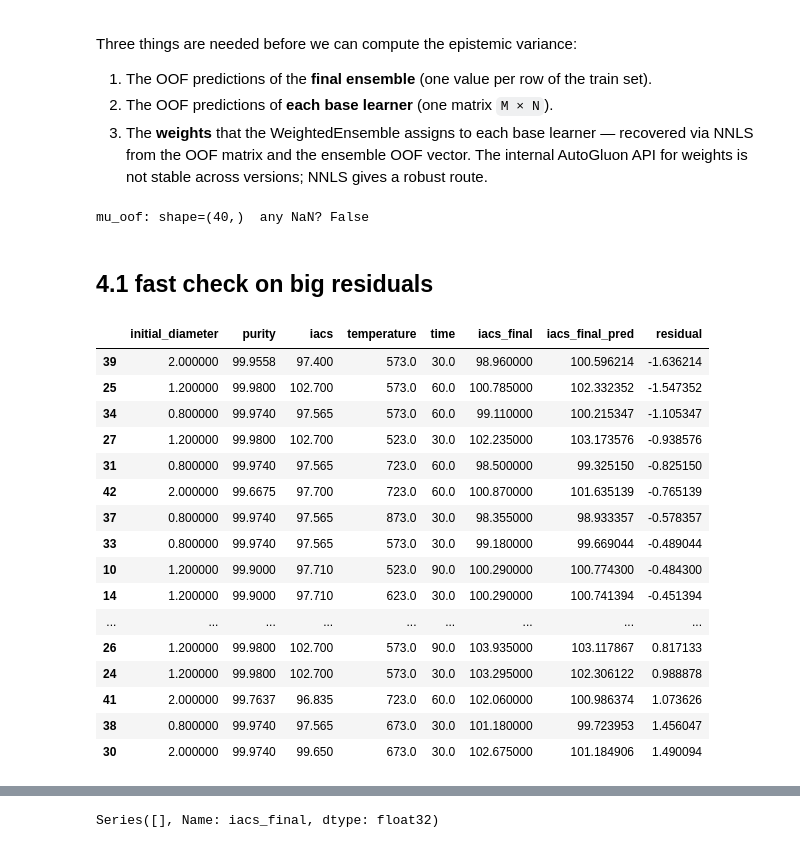
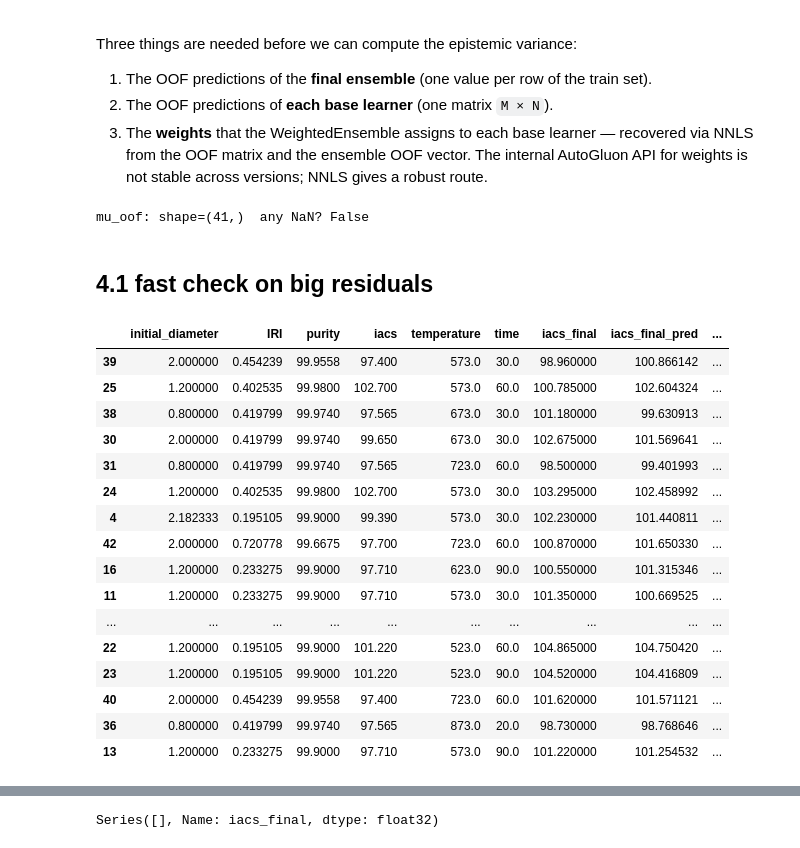
Before and after one commit to FelipeMFO-RM/uncertainty-aware-predictors, a Jupyter notebook: notebooks/modeling/annealing_iacs.ipynb, the cells around one changed output, grey strips where cells are left out. Drawn from its saved outputs; the diff is of its cells as text; code cells hidden in the pictures.

```diff
--- a/notebooks/modeling/annealing_iacs.ipynb
+++ b/notebooks/modeling/annealing_iacs.ipynb
@@ -114,0 +125,28 @@ Y_MAX = 105.0                     # physical ceiling for %IACS
+# %%
+ANNEALING_SCHEMA_DATE = "190826"
+SN_SCHEMA_DATE = "190826"
+
+
+FILE_NAME_SN_COMPOSITION = f"serial-number-encoding_{SN_SCHEMA_DATE}.csv"
+FILE_NAME_SCHEMA_DATA = f"schema_annealing_essays_{ANNEALING_SCHEMA_DATE}.csv"
+
+FEATURES_TO_SELECT = [
+    "experiment_id",
+    "material_reference",
+    "purity",
+    "initial_diameter",
+    "temperature",
+    "time",
+    "iacs",
+    "tensile_strength",
+    "elongation",
+    "iacs_final",
+    "tensile_strength_final",
+    "elongation_final",
+]
+# %%
+df_sn = pd.read_csv(os.path.join(varv.PATHS.data_structured, FILE_NAME_SN_COMPOSITION))
+df_raw = pd.read_csv(os.path.join(varv.PATHS.data_raw, FILE_NAME_SCHEMA_DATA))
+df_nnan = df_raw.dropna(how="all")
+df_feat = df_nnan[FEATURES_TO_SELECT]
+df_iri = chfe.add_features(df_feat, df_sn.drop(columns=["Sanity_check_Total"]))
@@ -118,11 +176,8 @@ Y_MAX = 105.0                     # physical ceiling for %IACS
 df, df_val = proc.process_annealing_iacs(
     features=FEATURES,
     target=TARGET,
-    df_schema=pd.read_csv(os.path.join(varv.PATHS.data_raw, FILE_NAME_SCHEMA_DATA)),
-    df_val = proc.load_validation_data_chimie_paris(
-        path=os.path.join(varv.PATHS.data_processed, FILE_NAME_VALIDATION_DATA)
+    df_schema=df_iri,
 )
-)
 # %%
 df
 # %% [output]
@@ -308,39 +370,39 @@ Three things are needed before we can compute the epistemic variance:
 # %%
 # OOF mean predictions of the final ensemble.
 mu_oof = predictor_a.predict_oof()                  # pd.Series, index == df.index
-residuals_oof = df[TARGET] - mu_oof
+residuals_oof = np.abs(df[TARGET] - mu_oof)
 print(f"mu_oof: shape={mu_oof.shape}  any NaN? {mu_oof.isna().any()}")
 # %% [output]
-mu_oof: shape=(40,)  any NaN? False
+mu_oof: shape=(41,)  any NaN? False
 # %% [markdown]
 ## 4.1 fast check on big residuals
 # %%
 df_verification = pd.concat(
     [df[FEATURES + [TARGET]],
      mu_oof.rename(f"{TARGET}_pred"),
      residuals_oof.rename("residual")], axis=1
 )
 
-df_verification.sort_values(by="residual")
+df_verification.sort_values(by="residual", ascending=False)
 #
 # %% [output]
-|  | initial_diameter | purity | iacs | temperature | time | iacs_final | iacs_final_pred | residual |
-| 39 | 2.000000 | 99.9558 | 97.400 | 573.0 | 30.0 | 98.960000 | 100.596214 | -1.636214 |
-| 25 | 1.200000 | 99.9800 | 102.700 | 573.0 | 60.0 | 100.785000 | 102.332352 | -1.547352 |
-| 34 | 0.800000 | 99.9740 | 97.565 | 573.0 | 60.0 | 99.110000 | 100.215347 | -1.105347 |
-| 27 | 1.200000 | 99.9800 | 102.700 | 523.0 | 30.0 | 102.235000 | 103.173576 | -0.938576 |
-| 31 | 0.800000 | 99.9740 | 97.565 | 723.0 | 60.0 | 98.500000 | 99.325150 | -0.825150 |
-| 42 | 2.000000 | 99.6675 | 97.700 | 723.0 | 60.0 | 100.870000 | 101.635139 | -0.765139 |
-| 37 | 0.800000 | 99.9740 | 97.565 | 873.0 | 30.0 | 98.355000 | 98.933357 | -0.578357 |
-| 33 | 0.800000 | 99.9740 | 97.565 | 573.0 | 30.0 | 99.180000 | 99.669044 | -0.489044 |
-| 10 | 1.200000 | 99.9000 | 97.710 | 523.0 | 90.0 | 100.290000 | 100.774300 | -0.484300 |
-| 14 | 1.200000 | 99.9000 | 97.710 | 623.0 | 30.0 | 100.290000 | 100.741394 | -0.451394 |
-| ... | ... | ... | ... | ... | ... | ... | ... | ... |
-| 26 | 1.200000 | 99.9800 | 102.700 | 573.0 | 90.0 | 103.935000 | 103.117867 | 0.817133 |
-| 24 | 1.200000 | 99.9800 | 102.700 | 573.0 | 30.0 | 103.295000 | 102.306122 | 0.988878 |
-| 41 | 2.000000 | 99.7637 | 96.835 | 723.0 | 60.0 | 102.060000 | 100.986374 | 1.073626 |
-| 38 | 0.800000 | 99.9740 | 97.565 | 673.0 | 30.0 | 101.180000 | 99.723953 | 1.456047 |
-| 30 | 2.000000 | 99.9740 | 99.650 | 673.0 | 30.0 | 102.675000 | 101.184906 | 1.490094 |
+|  | initial_diameter | IRI | purity | iacs | temperature | time | iacs_final | iacs_final_pred | ... |
+| 39 | 2.000000 | 0.454239 | 99.9558 | 97.400 | 573.0 | 30.0 | 98.960000 | 100.866142 | ... |
+| 25 | 1.200000 | 0.402535 | 99.9800 | 102.700 | 573.0 | 60.0 | 100.785000 | 102.604324 | ... |
+| 38 | 0.800000 | 0.419799 | 99.9740 | 97.565 | 673.0 | 30.0 | 101.180000 | 99.630913 | ... |
+| 30 | 2.000000 | 0.419799 | 99.9740 | 99.650 | 673.0 | 30.0 | 102.675000 | 101.569641 | ... |
+| 31 | 0.800000 | 0.419799 | 99.9740 | 97.565 | 723.0 | 60.0 | 98.500000 | 99.401993 | ... |
+| 24 | 1.200000 | 0.402535 | 99.9800 | 102.700 | 573.0 | 30.0 | 103.295000 | 102.458992 | ... |
+| 4 | 2.182333 | 0.195105 | 99.9000 | 99.390 | 573.0 | 30.0 | 102.230000 | 101.440811 | ... |
+| 42 | 2.000000 | 0.720778 | 99.6675 | 97.700 | 723.0 | 60.0 | 100.870000 | 101.650330 | ... |
+| 16 | 1.200000 | 0.233275 | 99.9000 | 97.710 | 623.0 | 90.0 | 100.550000 | 101.315346 | ... |
+| 11 | 1.200000 | 0.233275 | 99.9000 | 97.710 | 573.0 | 30.0 | 101.350000 | 100.669525 | ... |
+| ... | ... | ... | ... | ... | ... | ... | ... | ... | ... |
+| 22 | 1.200000 | 0.195105 | 99.9000 | 101.220 | 523.0 | 60.0 | 104.865000 | 104.750420 | ... |
+| 23 | 1.200000 | 0.195105 | 99.9000 | 101.220 | 523.0 | 90.0 | 104.520000 | 104.416809 | ... |
+| 40 | 2.000000 | 0.454239 | 99.9558 | 97.400 | 723.0 | 60.0 | 101.620000 | 101.571121 | ... |
+| 36 | 0.800000 | 0.419799 | 99.9740 | 97.565 | 873.0 | 20.0 | 98.730000 | 98.768646 | ... |
+| 13 | 1.200000 | 0.233275 | 99.9000 | 97.710 | 573.0 | 90.0 | 101.220000 | 101.254532 | ... |
 # %%
 df[residuals_oof.abs() > 2]
 # %% [output]
```
Also changed, not shown: parts of 31 cells of this notebook, 1 other file.
